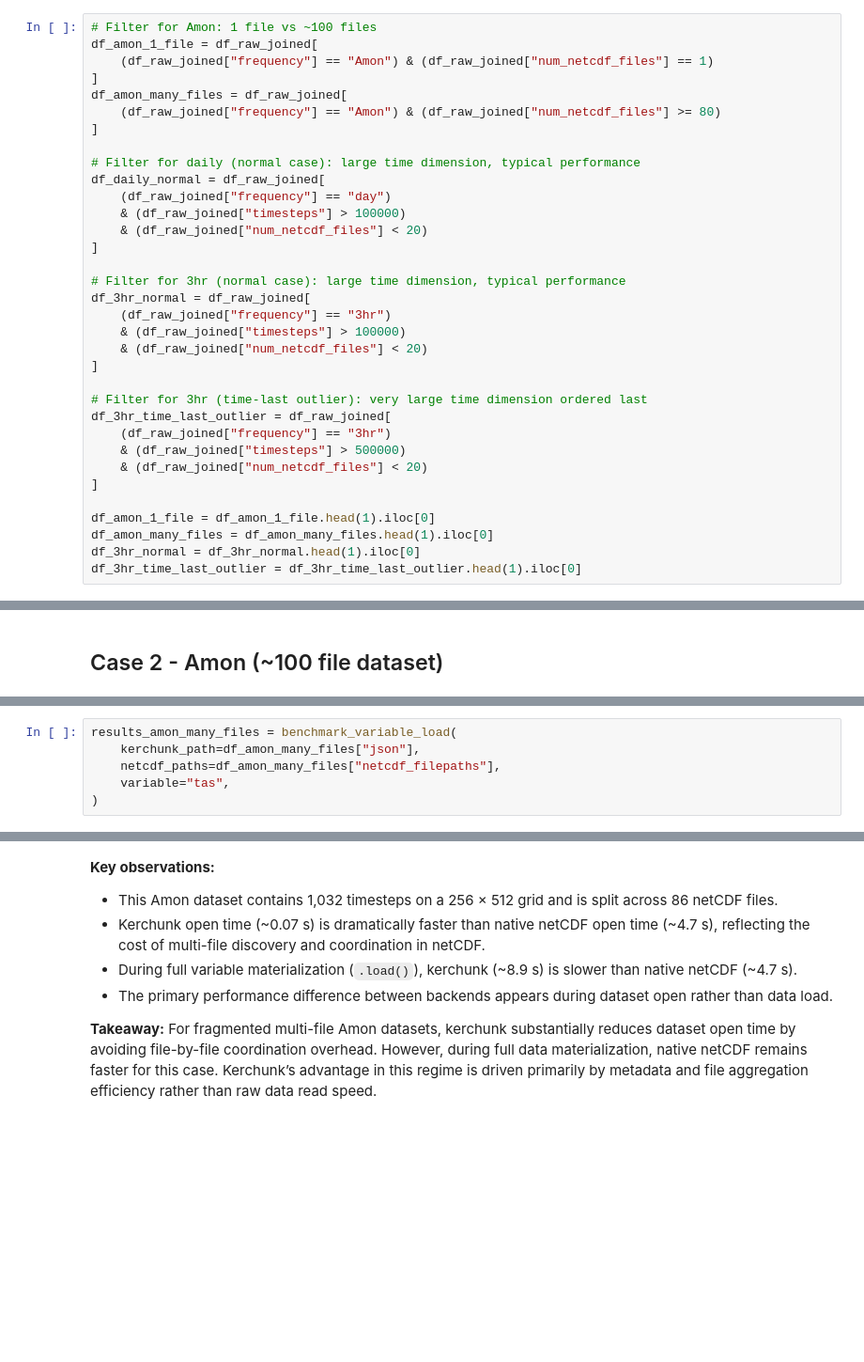
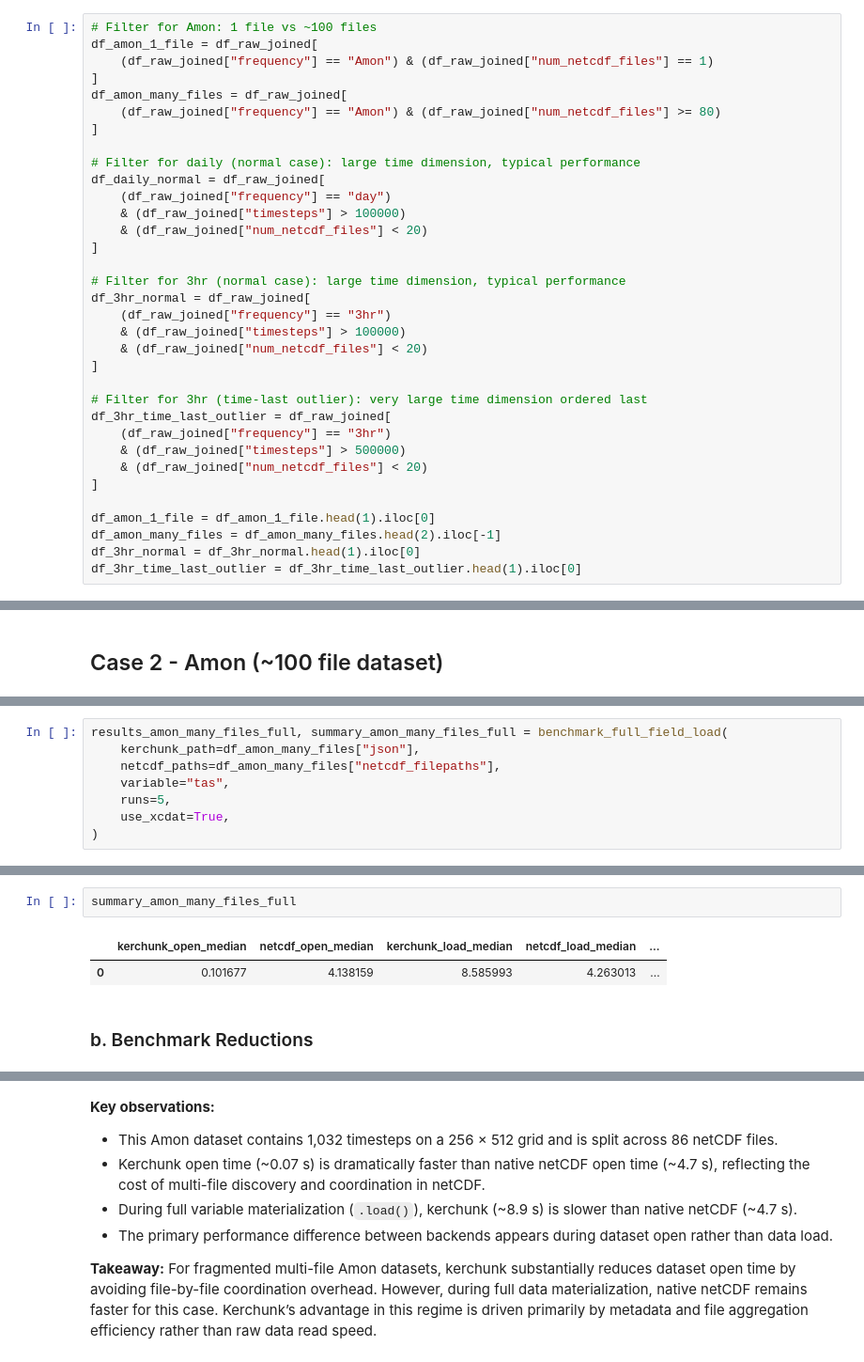
Before and after one commit to xCDAT/xcdat-validation, a Jupyter notebook: riotai/results/20260126_130127/end_to_end_load_performance.ipynb, the cells around one changed output, grey strips where cells are left out. Shown at 94% size. Cells and saved outputs as stored; diff of their text form; blank space fills up the shorter version.

```diff
--- a/riotai/results/20260126_130127/end_to_end_load_performance.ipynb
+++ b/riotai/results/20260126_130127/end_to_end_load_performance.ipynb
@@ -84,6 +85,6 @@ df_3hr_time_last_outlier = df_raw_joined[
 ]
 
 df_amon_1_file = df_amon_1_file.head(1).iloc[0]
-df_amon_many_files = df_amon_many_files.head(1).iloc[0]
+df_amon_many_files = df_amon_many_files.head(2).iloc[-1]
 df_3hr_normal = df_3hr_normal.head(1).iloc[0]
 df_3hr_time_last_outlier = df_3hr_time_last_outlier.head(1).iloc[0]
@@ -326,6 +526,8 @@ Name: 3, dtype: object
 # %%
-results_amon_many_files = benchmark_variable_load(
+results_amon_many_files_full, summary_amon_many_files_full = benchmark_full_field_load(
     kerchunk_path=df_amon_many_files["json"],
     netcdf_paths=df_amon_many_files["netcdf_filepaths"],
     variable="tas",
+    runs=5,
+    use_xcdat=True,
 )
@@ -336,0 +534,7 @@ results_amon_many_files
+# %%
+summary_amon_many_files_full
+# %% [output]
+|  | kerchunk_open_median | netcdf_open_median | kerchunk_load_median | netcdf_load_median | ... |
+| 0 | 0.101677 | 4.138159 | 8.585993 | 4.263013 | ... |
+# %% [markdown]
+### b. Benchmark Reductions
```
Also changed, not shown: parts of 28 cells of this notebook, 6 other files.
